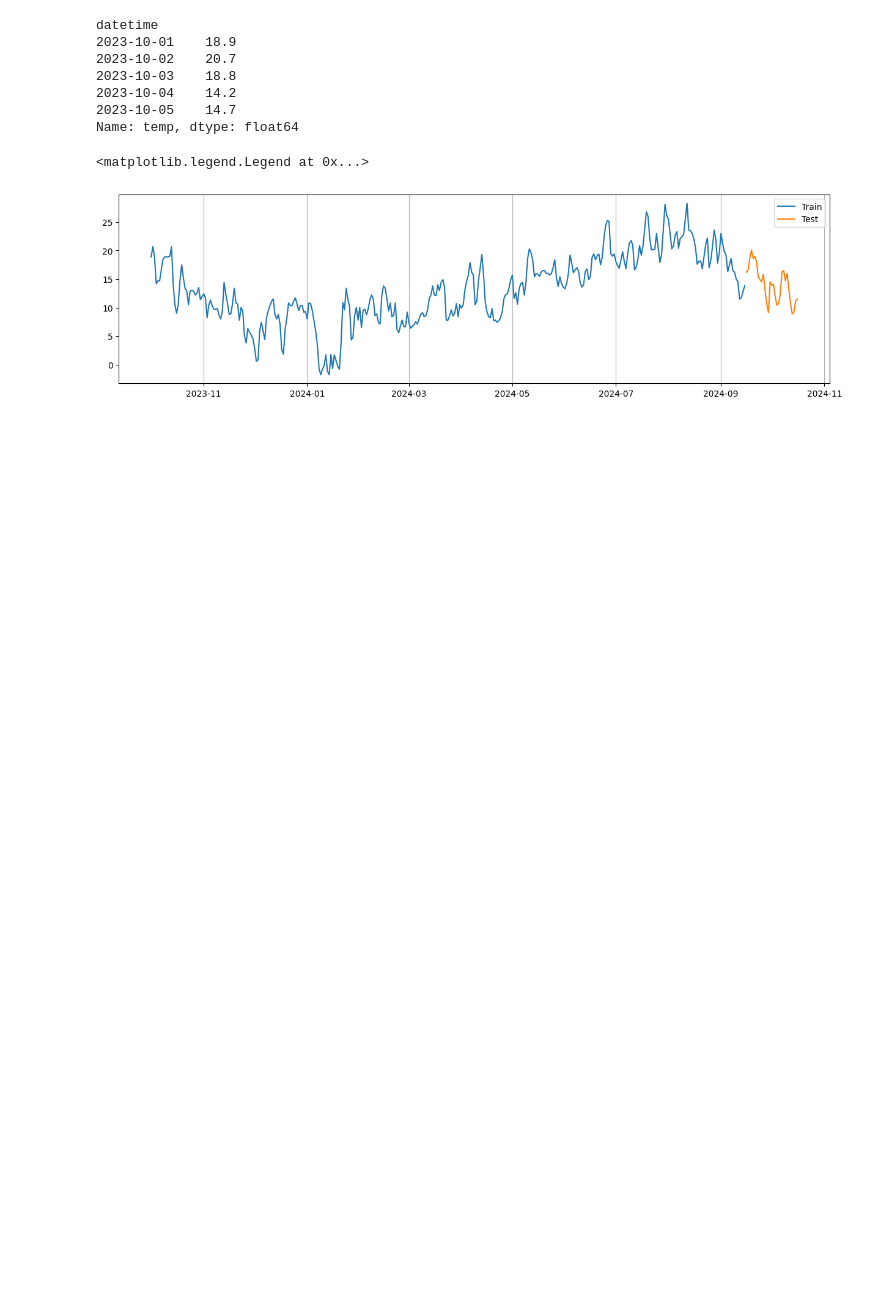
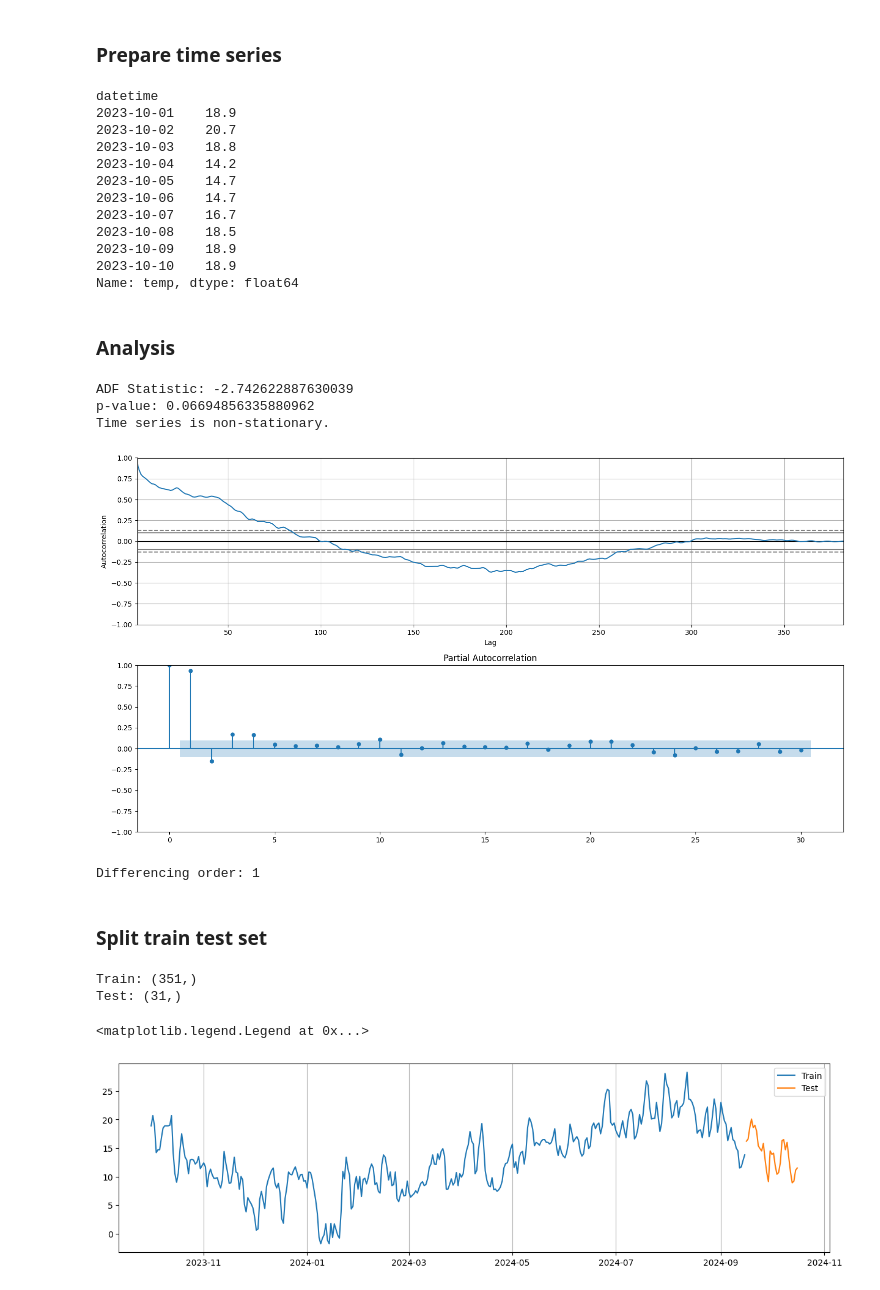
Before and after one commit to dangnguyen2910/temperature_forecasting, a Jupyter notebook: src/lstm.ipynb, the cells around one changed output. Cells and saved outputs as stored; diff of their text form; code cells hidden in the pictures; blank space fills up the shorter version.

```diff
--- a/src/lstm.ipynb
+++ b/src/lstm.ipynb
@@ -14,9 +22,11 @@ Using cpu
+# %% [markdown]
+### Prepare time series
 # %%
 df = pd.read_csv('../data/paris_temperature.csv')
 df['datetime'] = pd.to_datetime(df['datetime'])
 df = df.set_index(df['datetime'])
 temp = df['temp']
-temp.head(5)
+temp.head(10)
 # %% [output]
 datetime
 2023-10-01    18.9
@@ -24,10 +34,61 @@ datetime
 2023-10-03    18.8
 2023-10-04    14.2
 2023-10-05    14.7
+2023-10-06    14.7
+2023-10-07    16.7
+2023-10-08    18.5
+2023-10-09    18.9
+2023-10-10    18.9
 Name: temp, dtype: float64
+# %% [markdown]
+### Analysis
+# %%
+from statsmodels.tsa.stattools import adfuller
+
+def adf_test(ts):
+    adf_result = adfuller(ts)
+
+    # Output the results
+    print('ADF Statistic:', adf_result[0])
+    print('p-value:', adf_result[1])
+
+    if adf_result[1] < 0.05:
+        print("Time series is stationary.")
+    else:
+        print("Time series is non-stationary.")
+
+adf_test(temp)
+# %% [output]
+ADF Statistic: -2.742622887630039
+p-value: 0.06694856335880962
+Time series is non-stationary.
+# %%
+from statsmodels.graphics.tsaplots import plot_acf, plot_pacf
+# Plot ACF and PACF
+fig = plt.figure(figsize=(15,8))
+ax = fig.add_subplot(2,1,1)
+pd.plotting.autocorrelation_plot(temp)
+
+ax = fig.add_subplot(2,1,2)
+plot_pacf(temp,ax = ax, method='ywm', lags=30)
+plt.tight_layout()
+plt.show()
+# %% [output]
+[figure, added]
+# %%
+print(f"Differencing order: {ndiffs(temp, test='adf')}")
+# %% [output]
+Differencing order: 1
+# %% [markdown]
+### Split train test set
 # %%
 train = temp[temp.index <= pd.to_datetime('2024/09/15')]
 test = temp[temp.index > pd.to_datetime('2024/09/15')]
+print(f"Train: {train.shape}")
+print(f"Test: {test.shape}")
+# %% [output]
+Train: (351,)
+Test: (31,)
 # %%
 fig = plt.figure(figsize=(15,4))
 
```
Also changed, not shown: parts of 21 cells of this notebook.
